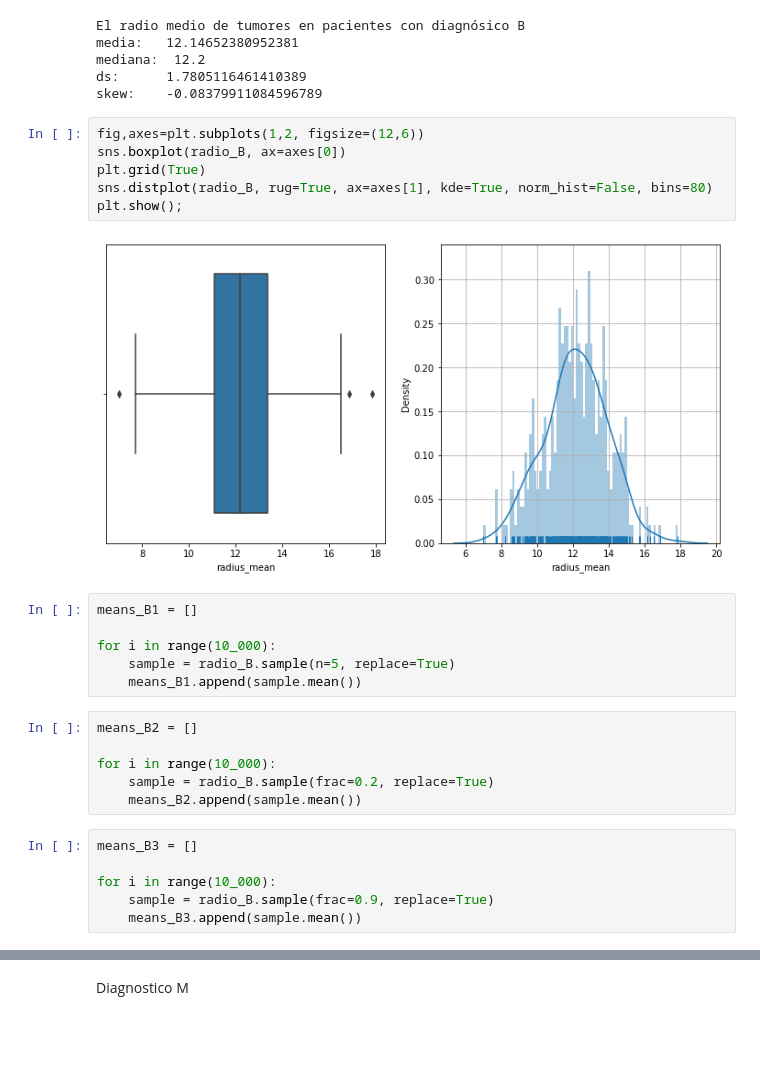
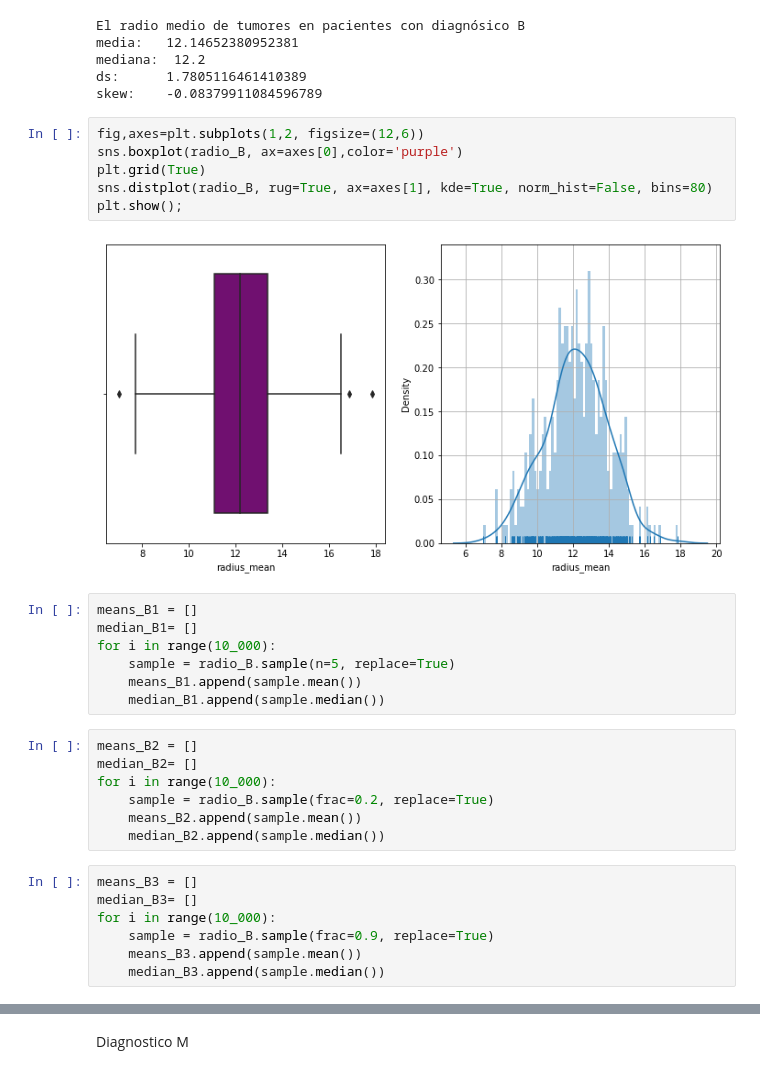
Before and after one commit to AngelicaDC/BEDUpython, a Jupyter notebook: Sesion-05/Reto-01bootstrap.ipynb, the cells around one changed output, grey strips where cells are left out. Saved outputs shown, nothing was run; the diff lists cells and outputs as text; blank space fills up the shorter version.

```diff
--- a/Sesion-05/Reto-01bootstrap.ipynb
+++ b/Sesion-05/Reto-01bootstrap.ipynb
@@ -75,30 +75,33 @@ ds:      1.7805116461410389
 skew:    -0.08379911084596789
 # %%
 fig,axes=plt.subplots(1,2, figsize=(12,6))
-sns.boxplot(radio_B, ax=axes[0])
+sns.boxplot(radio_B, ax=axes[0],color='purple')
 plt.grid(True)
 sns.distplot(radio_B, rug=True, ax=axes[1], kde=True, norm_hist=False, bins=80)
 plt.show();
 # %% [output]
-[figure, old version]
+[figure, new version]
 # %%
 means_B1 = []
-
+median_B1= []
 for i in range(10_000):
     sample = radio_B.sample(n=5, replace=True)
     means_B1.append(sample.mean())
+    median_B1.append(sample.median())
 # %%
 means_B2 = []
-
+median_B2= []
 for i in range(10_000):
     sample = radio_B.sample(frac=0.2, replace=True)
     means_B2.append(sample.mean())
+    median_B2.append(sample.median())
 # %%
 means_B3 = []
-
+median_B3= []
 for i in range(10_000):
     sample = radio_B.sample(frac=0.9, replace=True)
     means_B3.append(sample.mean())
+    median_B3.append(sample.median())
 # %%
 print(pd.Series(means_B1).skew(), pd.Series(means_B1).kurtosis())
 print(pd.Series(means_B2).skew(), pd.Series(means_B2).kurtosis())
```
Also changed, not shown: parts of 17 cells of this notebook.
